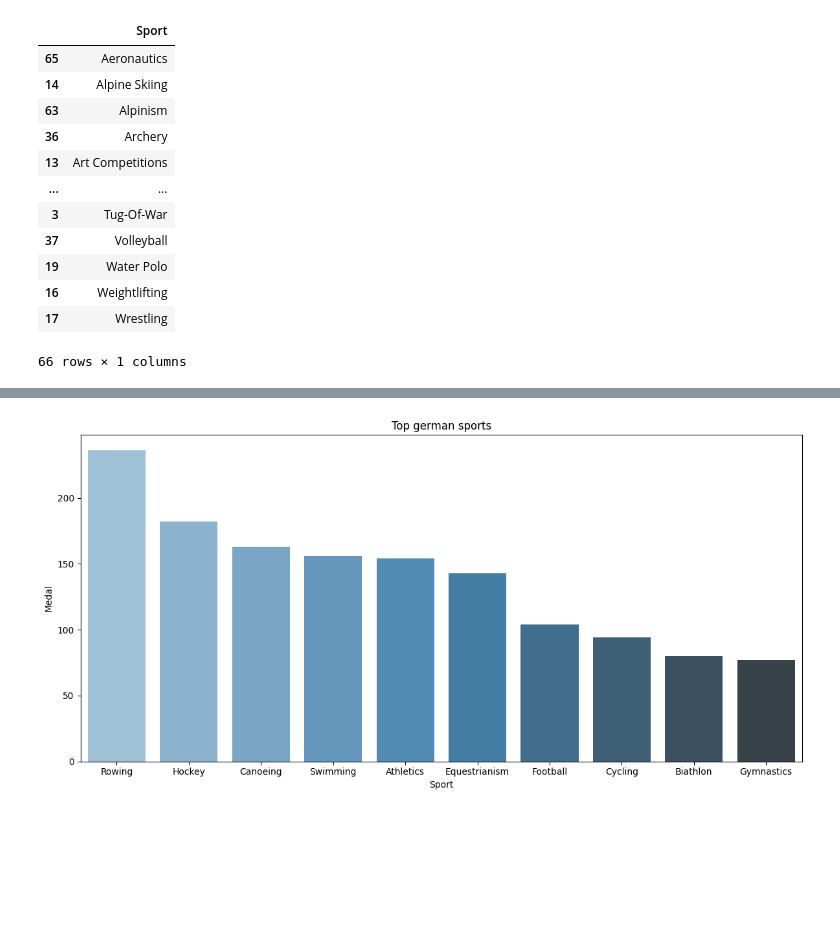
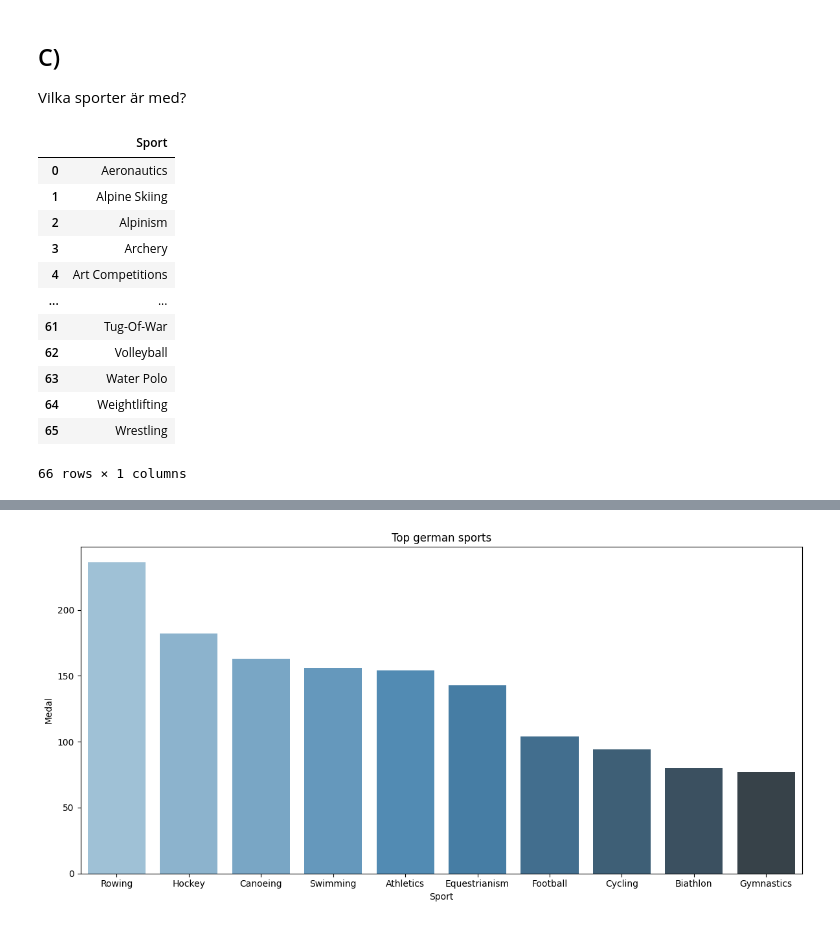
Before and after one commit to SebastianPetersson/Project_OS, a Jupyter notebook: Projekt_OS_Tyskland.ipynb, the cells around one changed output, grey strips where cells are left out. Drawn from its saved outputs; the diff is of its cells as text; code cells hidden in the pictures; blank space fills up the shorter version.

```diff
--- a/Projekt_OS_Tyskland.ipynb
+++ b/Projekt_OS_Tyskland.ipynb
@@ -40,21 +56,23 @@ olympics
+# %% [markdown]
+## C)
+Vilka sporter är med?
 # %%
-antal = olympics['Sport'].nunique()
-sports = pd.DataFrame({'Sport': olympics['Sport'].unique()})
-pd.DataFrame({'Antal sporter': [antal]})
-sports.sort_values(by='Sport')
+n_sports = olympics['Sport'].nunique()
+sports = pd.DataFrame({'Sport': sorted(olympics['Sport'].unique())})
+sports
 # %% [output]
 |  | Sport |
-| 65 | Aeronautics |
-| 14 | Alpine Skiing |
-| 63 | Alpinism |
-| 36 | Archery |
-| 13 | Art Competitions |
+| 0 | Aeronautics |
+| 1 | Alpine Skiing |
+| 2 | Alpinism |
+| 3 | Archery |
+| 4 | Art Competitions |
 | ... | ... |
-| 3 | Tug-Of-War |
-| 37 | Volleyball |
-| 19 | Water Polo |
-| 16 | Weightlifting |
-| 17 | Wrestling |
+| 61 | Tug-Of-War |
+| 62 | Volleyball |
+| 63 | Water Polo |
+| 64 | Weightlifting |
+| 65 | Wrestling |
 66 rows × 1 columns
 # %%
 germany = olympics[olympics['NOC'] == 'GER'].copy()
```
Also changed, not shown: parts of 6 cells of this notebook.
